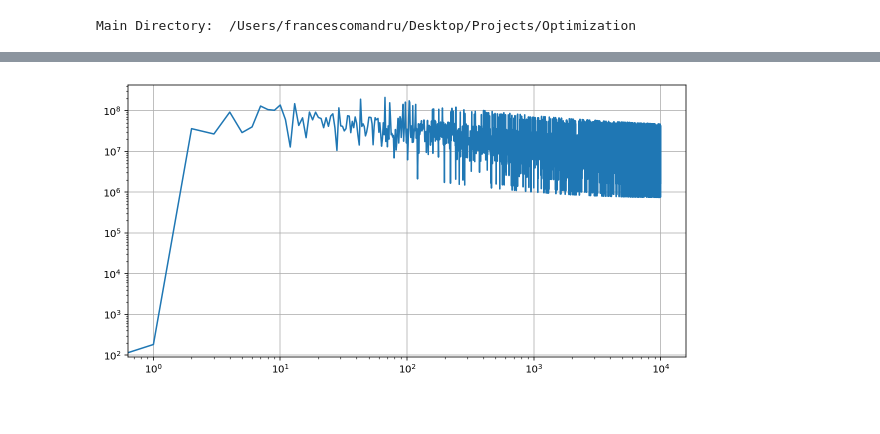
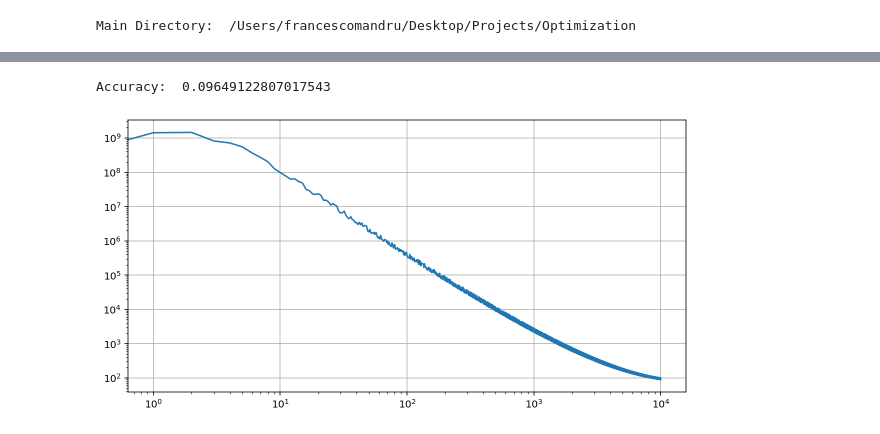
Before and after one commit to FrancescoMandru/Optimization, a Jupyter notebook: jupyter/testfunctions.ipynb, the cells around one changed output, grey strips where cells are left out. Cells and saved outputs as stored; diff of their text form; code cells hidden in the pictures.

```diff
--- a/jupyter/testfunctions.ipynb
+++ b/jupyter/testfunctions.ipynb
@@ -58,6 +60,6 @@ X_train, X_test, y_train, y_test = train_test_split(X, y, test_size=0.20, random
 print("TRAIN len: ", len(X_train))
 print("TEST len: ", len(X_test))
 #initialize initial weights as a sparse matrix.
-weights_initial = np.random.rand(1,30).T
+weights_initial = np.random.rand(1,X.shape[1]).T
 print("Weights shape: ", weights_initial.shape)
 # %% [output]
@@ -69,4 +71,28 @@ Weights shape:  (30, 1)
 # %%
+def gen_least_square_data(n, d, R):
+    """Generate a sintethic dataset which solution
+    is given by a least square problem minimization.
+    Input:
+        n = number of samples
+        d = dimension of dataset
+        R = Diameter of the ball
+    Output:
+        x_star = Optimal weights
+        f_star = minimum achievable error
+    """
+    mean = np.zeros(d)
+    sigma = 1
+    cov = (sigma**2)*np.eye(d)
+    b = np.random.normal(0,1e-03,n).reshape(-1,1)
+
+    A = np.random.multivariate_normal(mean, cov, n)
+
+    x_star = np.dot( np.dot( np.linalg.inv( np.dot(A.T, A) ), A.T), b )
+    if(np.linalg.norm(x_star) > R):
+        x_proj = gradient_projection(x_star, d)
+    f_star = np.linalg.norm(np.dot(A, x_star) - b, ord=2)
+
+    return x_star, f_star
 def batch_gen(data,labels,batch_size):
 
     # Elimina gli ultimi elementi per ottenere un array divisibile senza resto per batch_size
@@ -115,6 +141,14 @@ def grad(x, w, y, l):
 def gradient_projection(grad, diameter):
         return (diameter/2)*( grad / np.linalg.norm(grad) )
 
+
+def predict(x, w):
+    return np.sign( np.dot(x,w) )
+
+def get_accuracy(y_pred,y_test):
+    corr, _ = np.where( (y_pred - y_test.T) == 0 )
+    return len(corr) / len(y_pred)
+
 def accelegrad(weights,
                features,
                labels,
@@ -157,7 +191,7 @@ def accelegrad(weights,
 
     print("\n --- INITIAL STEP SIZE ---> ",step_size)
     # Build the batches of size 5
-    batches, labels = batch_gen(features,labels,5)
+    batches, labels = batch_gen(features,labels,64)
 
     for i in range(1,max_iter):
         # Select a batch at random:
@@ -178,9 +212,10 @@ def accelegrad(weights,
         #print(alpha_weights[:i].shape)
         #print(ys[:,:i].shape)
         #print(1/i * np.sum(alpha_weights[:i] * ys[:,:i], axis=1))
-        a = (1/i) * np.sum(alpha_weights[:i] * ys[:,:i], axis=1)
+        #a = (1/i) * np.sum(alpha_weights[:i] * ys[:,:i], axis=1)
         #print(a.shape)
-        loss[i] = squared_hinge_loss(batch, a, lab, lamb)
+        avg = np.mean(ys[:,:i])
+        loss[i] = squared_hinge_loss(batch, ys[:,i], lab, lamb)
 
 
     return loss, 1/max_iter * np.sum(alpha_weights[:-1] * ys[:,1:], axis=1)
@@ -202,7 +237,12 @@ a, b = accelegrad(weights_initial,
 # %%
 plt.plot(a)
 plt.grid()
 plt.yscale('log')
 plt.xscale('log')
+
+
+y_pred = predict(X_test, b)
+print("Accuracy: ", get_accuracy(y_pred,y_test))
 # %% [output]
+Accuracy:  0.09649122807017543
-[figure, old version]
+[figure, new version]
```
Also changed, not shown: parts of 3 cells of this notebook, 1 other file.
